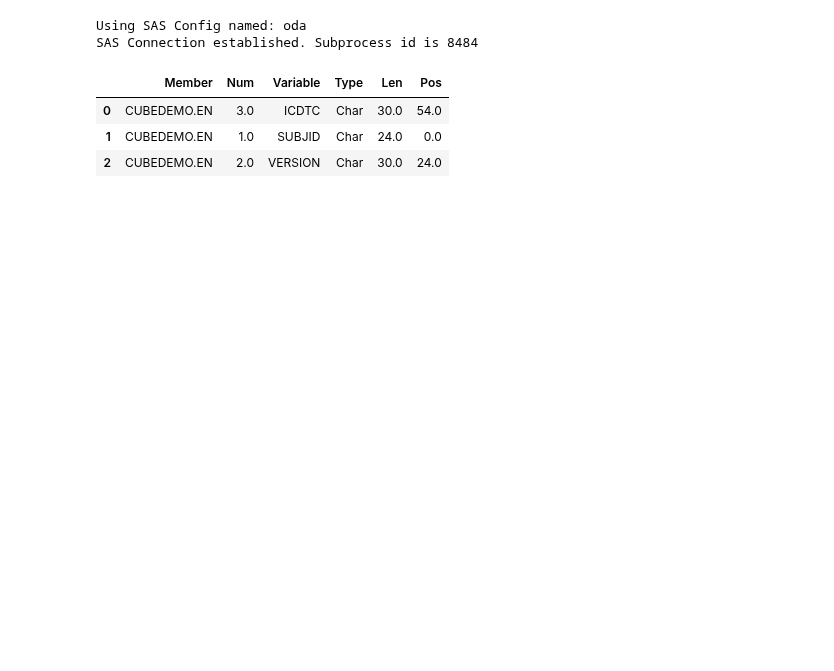
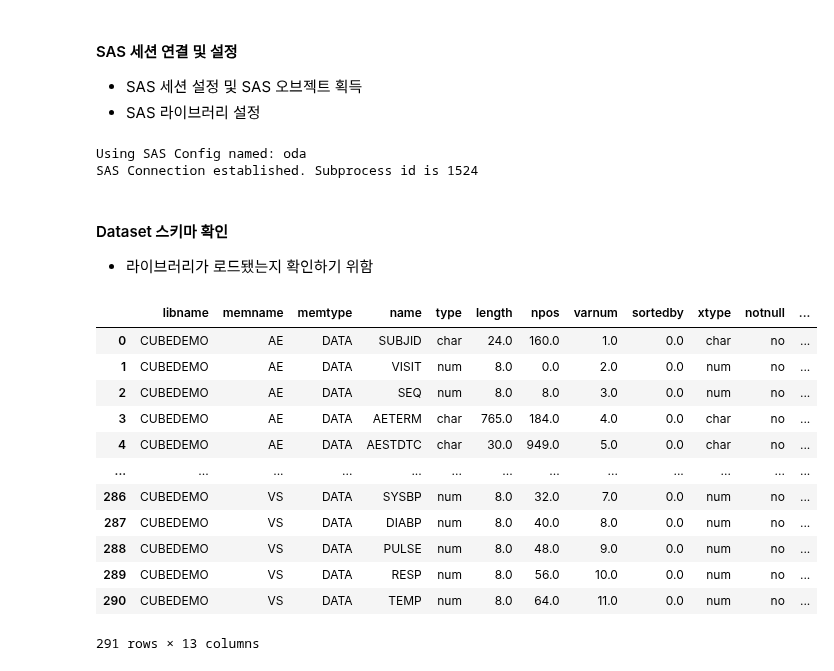
Before and after one commit to beeseosil/pub, a Jupyter notebook: ct/dmc.ipynb, the cells around one changed output. Drawn from its saved outputs; the diff is of its cells as text; code cells hidden in the pictures; blank space fills up the shorter version.

```diff
--- a/ct/dmc.ipynb
+++ b/ct/dmc.ipynb
@@ -3,3 +10,7 @@
+# %% [markdown]
+#### SAS 세션 연결 및 설정
+* SAS 세션 설정 및 SAS 오브젝트 획득
+* SAS 라이브러리 설정
 # %%
 import saspy
 import pandas as pd
@@ -8,16 +19,37 @@ sas=saspy.SASsession(cfgfile=sascfgfile)
 dbsfile="c:/code/CUBEDEMO2017/spec.xlsx"
 dbs=pd.read_excel(dbsfile)
 _=sas.submit("""
- libname cubedemo "/home/u63544628/cubedemo";
+%let PATH=/home/u63544628/cubedemo;
+libname CUBEDEMO "&PATH.";
 """)
 # %% [output]
 Using SAS Config named: oda
-SAS Connection established. Subprocess id is 8484
+SAS Connection established. Subprocess id is 1524
-# %%
-datasets={q:sas.sasdata(q,"cubedemo") for q in dbs.DOMAIN.unique()}
-datasets["EN"].columnInfo()
-# %% [output]
-|  | Member | Num | Variable | Type | Len | Pos |
-| 0 | CUBEDEMO.EN | 3.0 | ICDTC | Char | 30.0 | 54.0 |
-| 1 | CUBEDEMO.EN | 1.0 | SUBJID | Char | 24.0 | 0.0 |
-| 2 | CUBEDEMO.EN | 2.0 | VERSION | Char | 30.0 | 24.0 |
+# %% [markdown]
+#### Dataset 스키마 확인
+* 라이브러리가 로드됐는지 확인하기 위함
+# %%
+datasets={q:sas.sasdata(q,"CUBEDEMO") for q in dbs.DOMAIN.unique()}
+_=sas.submit("""
+proc sql;
+create table FMT as
+    select * from DICTIONARY.COLUMNS where libname="CUBEDEMO"
+;
+run;
+""")
+fmt=sas.sd2df("FMT")
+fmt.dropna(axis=1)
+# %% [output]
+|  | libname | memname | memtype | name | type | length | npos | varnum | sortedby | xtype | notnull | ... |
+| 0 | CUBEDEMO | AE | DATA | SUBJID | char | 24.0 | 160.0 | 1.0 | 0.0 | char | no | ... |
+| 1 | CUBEDEMO | AE | DATA | VISIT | num | 8.0 | 0.0 | 2.0 | 0.0 | num | no | ... |
+| 2 | CUBEDEMO | AE | DATA | SEQ | num | 8.0 | 8.0 | 3.0 | 0.0 | num | no | ... |
+| 3 | CUBEDEMO | AE | DATA | AETERM | char | 765.0 | 184.0 | 4.0 | 0.0 | char | no | ... |
+| 4 | CUBEDEMO | AE | DATA | AESTDTC | char | 30.0 | 949.0 | 5.0 | 0.0 | char | no | ... |
+| ... | ... | ... | ... | ... | ... | ... | ... | ... | ... | ... | ... | ... |
+| 286 | CUBEDEMO | VS | DATA | SYSBP | num | 8.0 | 32.0 | 7.0 | 0.0 | num | no | ... |
+| 287 | CUBEDEMO | VS | DATA | DIABP | num | 8.0 | 40.0 | 8.0 | 0.0 | num | no | ... |
+| 288 | CUBEDEMO | VS | DATA | PULSE | num | 8.0 | 48.0 | 9.0 | 0.0 | num | no | ... |
+| 289 | CUBEDEMO | VS | DATA | RESP | num | 8.0 | 56.0 | 10.0 | 0.0 | num | no | ... |
+| 290 | CUBEDEMO | VS | DATA | TEMP | num | 8.0 | 64.0 | 11.0 | 0.0 | num | no | ... |
+291 rows × 13 columns
```
Also changed, not shown: parts of 20 cells of this notebook.
